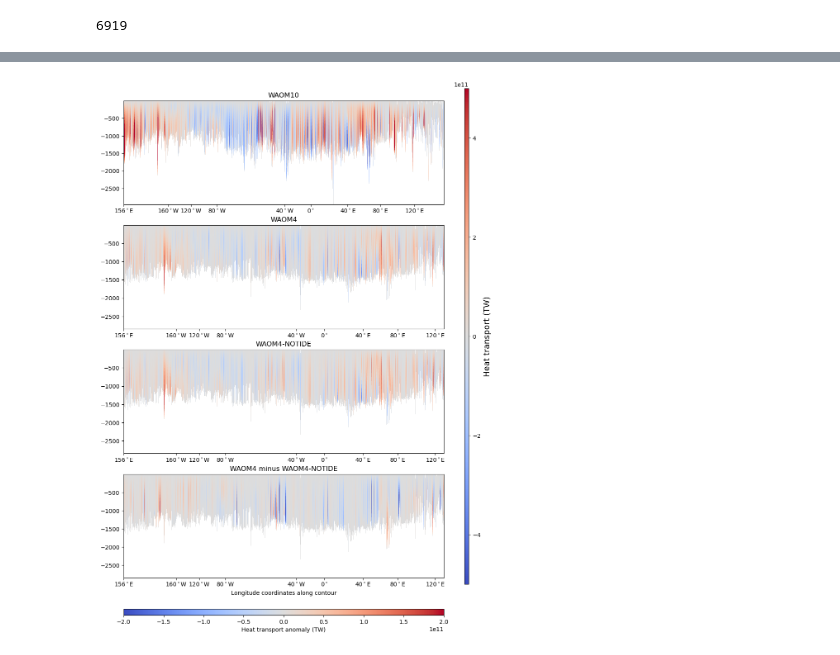
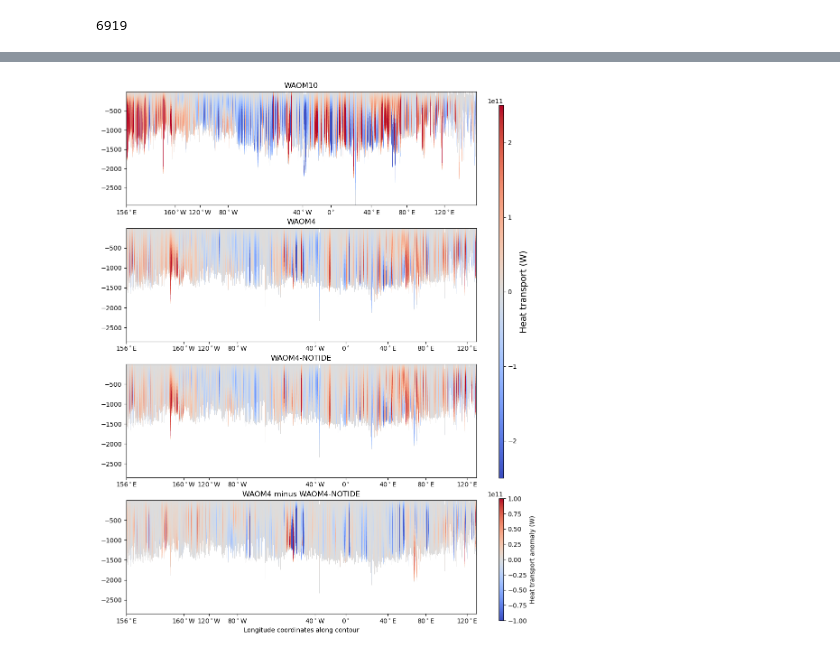
Before and after one commit to fabiobdias/waom_notebook, a Jupyter notebook: OHB_shelf/WAOM10x4_Cross-1500m-Transport_comparison.ipynb, the cells around one changed output, grey strips where cells are left out. Cells and saved outputs as stored; diff of their text form; code cells hidden in the pictures.

Commit message:
mostly updates on OHB cross-shelf and calving front heat transport

```diff
--- a/OHB_shelf/WAOM10x4_Cross-1500m-Transport_comparison.ipynb
+++ b/OHB_shelf/WAOM10x4_Cross-1500m-Transport_comparison.ipynb
@@ -189,0 +275,26 @@ plt.plot(along_4km,(np.sum(np.cumsum(heat_transport_4kmNT, axis=1),axis=0)), '--
+# %%
+fig_path = '/g/data3/hh5/tmp/access-om/fbd581/ROMS/postprocessing/figs/OHB_shelf/'
+
+# define along_contour axis with same length for both resolution:
+along_4km = np.arange(0,len(heat_transport_4km[0,:]),1)
+along_10km = np.arange(0,len(heat_transport_4km[0,:]),2.6734930448222567)
+
+# some plots:
+fig, ax = plt.subplots(nrows=1, figsize = (10, 5))
+# plotting absolute value: Tf heat transport already subtracted during the calculation
+# plt.plot(along_10km,(np.sum(np.cumsum(heat_transport_10km, axis=1),axis=0)), '-r', label='WAOM10')
+plt.plot(dist_along_10kmCF, (np.sum(np.cumsum(heat_transport_10kmCF, axis=1),axis=0)), '-m', label='WAOM10') #'-k', label='Heat transport anomaly from $T_f$')
+plt.plot(dist_along_4kmCF,(np.sum(np.cumsum(heat_transport_4kmCF, axis=1),axis=0)), '-b', label='WAOM4')
+plt.plot(dist_along_4kmCF,(np.sum(np.cumsum(heat_transport_4kmNT_CF, axis=1),axis=0)), '-c', label='WAOM4-NOTIDE')
+
+ax.set_xticks(dist_along_10km[distance_indices_10km.astype(int)[:]])
+ax.set_xticklabels(('156$^\circ$E','160$^\circ$W', '120$^\circ$W','80$^\circ$W', '40$^\circ$W', '0$^\circ$',
+                          '40$^\circ$E', '80$^\circ$E', '120$^\circ$E'))
+ax.set_xlim(0, dist_along_10km[-1])
+
+ax.set_xlabel('Longitude coordinates along contour')
+ax.set_ylabel('Cumulative heat transport \n across the calving front (W)');
+plt.grid()
+plt.legend()
+name_fig='WAOM10x4x4NT_Cross-CalvingFront_cumtransport_vint_raw.png'
+plt.savefig(fig_path + name_fig, dpi=300)
@@ -198,8 +311,8 @@ plt.plot(along_4km,(np.sum(np.cumsum(heat_transport_4kmNT, axis=1),axis=0)), '--
 [dist_along_axis_4km, Zaxis_4kmNT] = np.meshgrid(dist_along_4km, np.arange(0,31))
 
 # define min/max for pcolor:
-minHT = -5e11
-maxHT = 5e11
+minHT = -.25e12
+maxHT = .25e12
 
 fig, ax = plt.subplots(nrows=4, figsize = (10, 15))
 # plotting absolute value: Tf heat transport already subtracted during the calculation
@@ -209,38 +322,38 @@ ht = ax[1].pcolormesh(dist_along_axis_4km, z_rho_4km, heat_transport_4km, cmap='
 ax[1].set_title('WAOM4')
 ht = ax[2].pcolormesh(dist_along_axis_4km, z_rho_4kmNT, heat_transport_4kmNT, cmap='coolwarm', vmin=minHT, vmax=maxHT)
 ax[2].set_title('WAOM4-NOTIDE')
-hta = ax[3].pcolormesh(dist_along_axis_4km, z_rho_4kmNT, heat_transport_4km-heat_transport_4kmNT, cmap='coolwarm', vmin=-2e11, vmax=2e11)
+hta = ax[3].pcolormesh(dist_along_axis_4km, z_rho_4kmNT, heat_transport_4km-heat_transport_4kmNT, cmap='coolwarm', vmin=-.1e12, vmax=.1e12)
 ax[3].set_title('WAOM4 minus WAOM4-NOTIDE')
 
 # - setting all axis xticks the same with ax.flat:
 # for aa in ax.flat:
 #     aa.set_xticks(dist_along_10km[distance_indices_10km.astype(int)[:]])
 #     aa.set_xticklabels(('156$^\circ$E','160$^\circ$W', '120$^\circ$W','80$^\circ$W', '40$^\circ$W', '0$^\circ$',
 #                           '40$^\circ$E', '80$^\circ$E', '120$^\circ$E'))
 #     aa.set_xlim(0, dist_along_10km[-1])
 # - setting individual axis xticks:
 ax[0].set_xticks(dist_along_10km[distance_indices_10km.astype(int)[:]])
 ax[0].set_xticklabels(('156$^\circ$E','160$^\circ$W', '120$^\circ$W','80$^\circ$W', '40$^\circ$W', '0$^\circ$',
                           '40$^\circ$E', '80$^\circ$E', '120$^\circ$E'))
 ax[0].set_xlim(0, dist_along_10km[-1])
 
 for aa in np.arange(1,4):
     ax[aa].set_xticks(dist_along_4km[distance_indices_4km.astype(int)[:]])
     ax[aa].set_xticklabels(('156$^\circ$E','160$^\circ$W', '120$^\circ$W','80$^\circ$W', '40$^\circ$W', '0$^\circ$',
                               '40$^\circ$E', '80$^\circ$E', '120$^\circ$E'))
     ax[aa].set_xlim(0, dist_along_10km[-1])
 
 ax[3].set_xlabel('Longitude coordinates along contour')
 
-cax1 = plt.axes([0.95, 0.1, 0.01, 0.8])
+cax1 = plt.axes([0.95, 0.31, 0.01, 0.55])
 cb = plt.colorbar(ht, cax=cax1, orientation='vertical')
-cb.ax.set_ylabel('Heat transport (TW)', fontsize=14)
+cb.ax.set_ylabel('Heat transport (W)', fontsize=14)
 
-cax1 = plt.axes([0.125, 0.05, 0.775, 0.01])
-cb = plt.colorbar(hta, cax=cax1, orientation='horizontal')
-cb.ax.set_xlabel('Heat transport anomaly (TW)')
+cax2 = plt.axes([0.95, 0.1, 0.01, 0.18])
+cb = plt.colorbar(hta, cax=cax2, orientation='vertical')
+cb.ax.set_ylabel('Heat transport anomaly (W)')
 
 name_fig='WAOM10x4x4NT_Cross-1500m_transportXdepth.png'
 plt.savefig(fig_path + name_fig, dpi=300)
 # %% [output]
-[figure, old version]
+[figure, new version]
```
Also changed, not shown: parts of 13 cells of this notebook, 11 other files.
